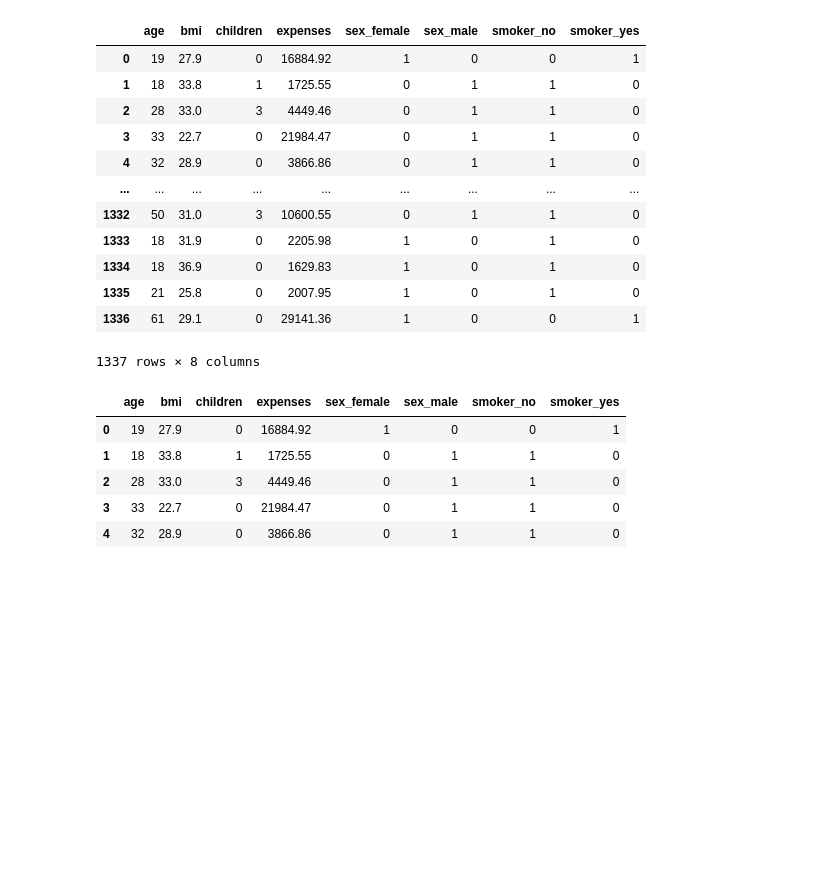
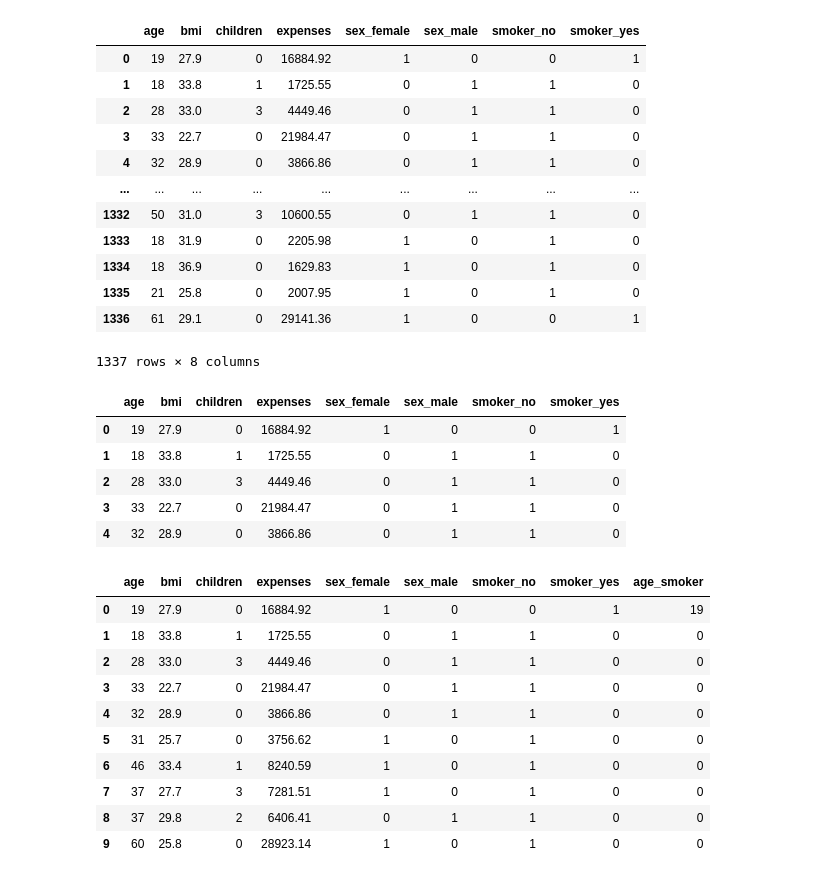
Before and after one commit to MogiliVeerendra/Medical-Cost-Prediction, a Jupyter notebook: notebooks/data_transformation.ipynb, the cells around one changed output. Saved outputs shown, nothing was run; the diff lists cells and outputs as text; code cells hidden in the pictures; blank space fills up the shorter version.

```diff
--- a/notebooks/data_transformation.ipynb
+++ b/notebooks/data_transformation.ipynb
@@ -116,0 +115,16 @@ medical.to_excel("../data/interim/transformed_insurance.xlsx")
+# %%
+medical["age_smoker"] = medical["age"] * medical["smoker_yes"]
+# %%
+medical.head(10)
+# %% [output]
+|  | age | bmi | children | expenses | sex_female | sex_male | smoker_no | smoker_yes | age_smoker |
+| 0 | 19 | 27.9 | 0 | 16884.92 | 1 | 0 | 0 | 1 | 19 |
+| 1 | 18 | 33.8 | 1 | 1725.55 | 0 | 1 | 1 | 0 | 0 |
+| 2 | 28 | 33.0 | 3 | 4449.46 | 0 | 1 | 1 | 0 | 0 |
+| 3 | 33 | 22.7 | 0 | 21984.47 | 0 | 1 | 1 | 0 | 0 |
+| 4 | 32 | 28.9 | 0 | 3866.86 | 0 | 1 | 1 | 0 | 0 |
+| 5 | 31 | 25.7 | 0 | 3756.62 | 1 | 0 | 1 | 0 | 0 |
+| 6 | 46 | 33.4 | 1 | 8240.59 | 1 | 0 | 1 | 0 | 0 |
+| 7 | 37 | 27.7 | 3 | 7281.51 | 1 | 0 | 1 | 0 | 0 |
+| 8 | 37 | 29.8 | 2 | 6406.41 | 0 | 1 | 1 | 0 | 0 |
+| 9 | 60 | 25.8 | 0 | 28923.14 | 1 | 0 | 1 | 0 | 0 |
```
Also changed, not shown: parts of 3 cells of this notebook, 3 other files.
